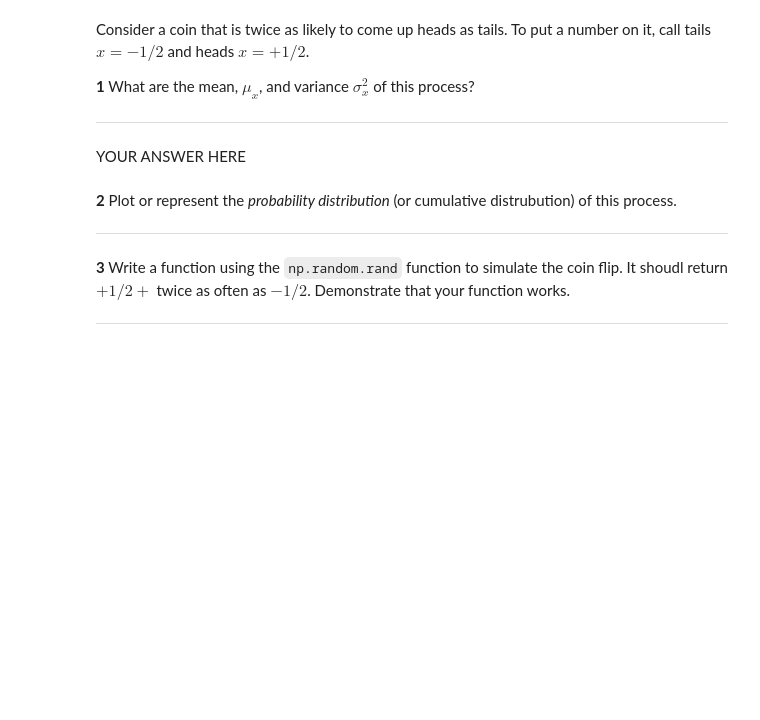
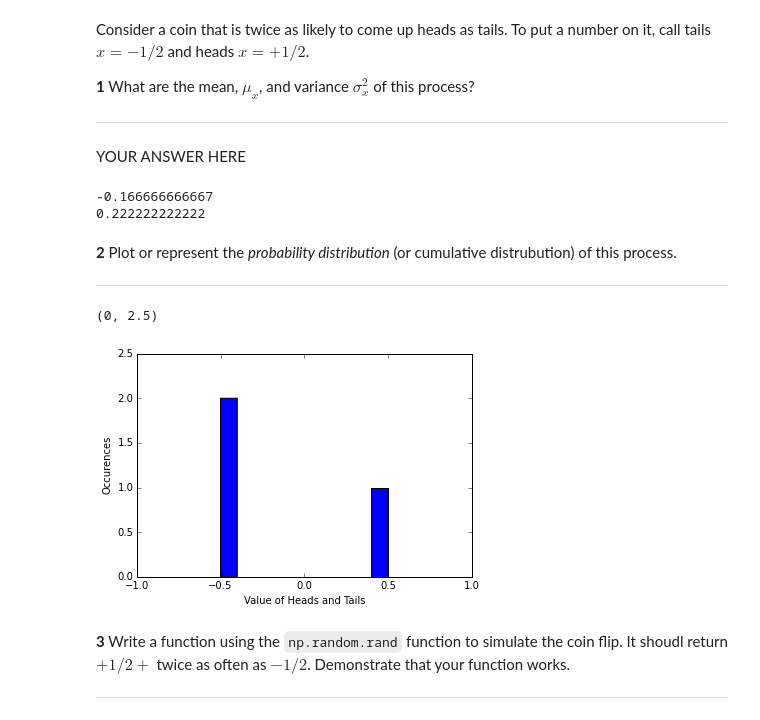
Before and after one commit to ingosh/Phy411Assignments, a Jupyter notebook: Assignment-01.ipynb, the cells around one changed output. Cells and saved outputs as stored; diff of their text form; code cells hidden in the pictures; blank space fills up the shorter version.

```diff
--- a/Assignment-01.ipynb
+++ b/Assignment-01.ipynb
@@ -132,3 +129,12 @@ raise NotImplementedError()
+# %%
+# YOUR CODE HERE
+flip = [-1./2., -1./2., 1./2.]
+print np.mean(flip)
+print np.var(flip)
+#raise NotImplementedError()
+# %% [output]
+-0.166666666667
+0.222222222222
 # %% [markdown]
 **2** Plot or represent the *probability distribution*  (or cumulative distrubution) of this process.
 <hr>
@@ -138,3 +141,13 @@ raise NotImplementedError()
+# %%
+# YOUR CODE HERE
+fig4=plt.figure();ax4=fig4.add_subplot(1,1,1);
+ax4.hist(flip,10)
+ax4.set_xlabel('Value of Heads and Tails');ax4.set_ylabel('Occurences');ax4.set_xlim([-1.0,1.]); ax4.set_ylim([0,2.5])
+
+#raise NotImplementedError()
+# %% [output]
+(0, 2.5)
+[figure, added]
 # %% [markdown]
 **3** Write a function using the `np.random.rand` function to simulate the coin flip.  It shoudl return $+1/2+$ twice as often as $-1/2$.  Demonstrate that your function works.
 <hr>
```
Also changed, not shown: parts of 8 cells of this notebook.
